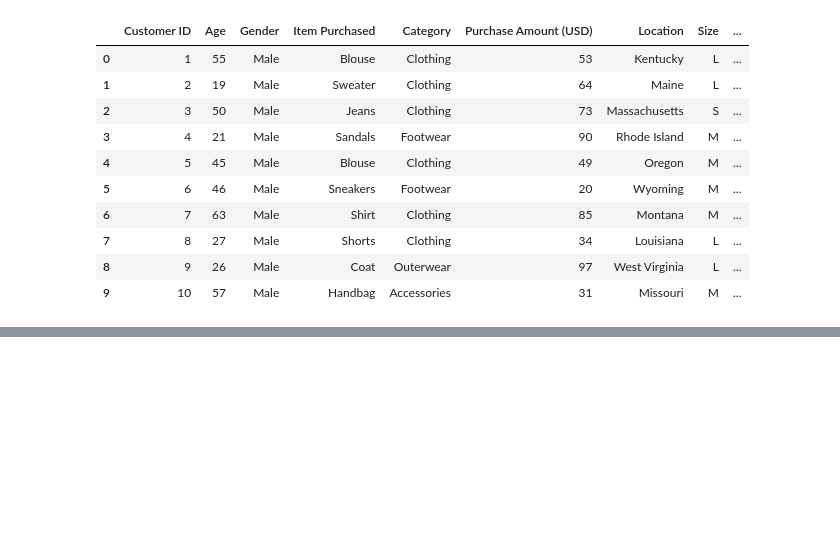
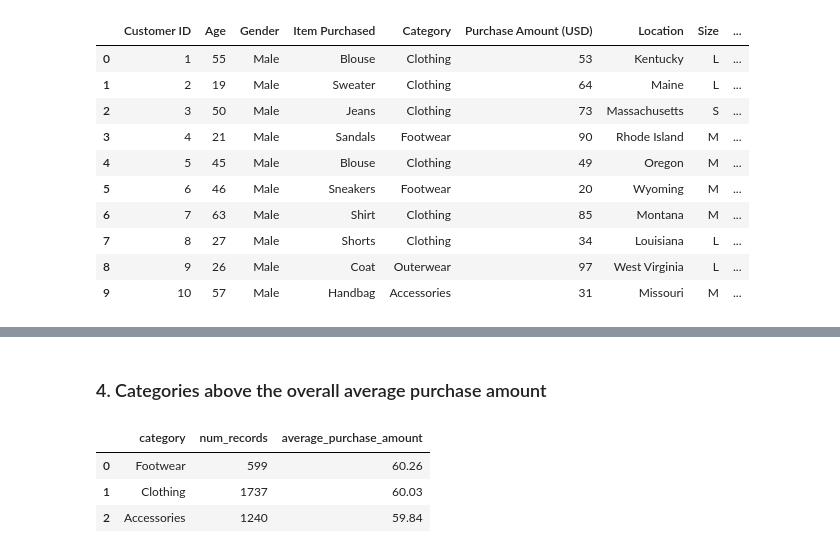
Before and after one commit to yavuzselimcakir/customer-shopping-trends-analysis, a Jupyter notebook: custome-data-analysis.ipynb, the cells around one changed output, grey strips where cells are left out. Cells and saved outputs as stored; diff of their text form; code cells hidden in the pictures; blank space fills up the shorter version.

```diff
--- a/custome-data-analysis.ipynb
+++ b/custome-data-analysis.ipynb
@@ -134,0 +214,23 @@ plt.show()
+# %% [markdown]
+### 4. Categories above the overall average purchase amount
+# %%
+query_4 = """
+-- 4. Categories whose average purchase amount exceeds the overall average.
+SELECT
+    category,
+    COUNT(*) AS num_records,
+    ROUND(AVG(purchase_amount_usd), 2) AS average_purchase_amount
+FROM shopping
+GROUP BY category
+HAVING AVG(purchase_amount_usd) > (
+    SELECT AVG(purchase_amount_usd)
+    FROM shopping
+)
+ORDER BY AVG(purchase_amount_usd) DESC;
+"""
+pd.read_sql_query(query_4, conn)
+# %% [output]
+|  | category | num_records | average_purchase_amount |
+| 0 | Footwear | 599 | 60.26 |
+| 1 | Clothing | 1737 | 60.03 |
+| 2 | Accessories | 1240 | 59.84 |
```
Also changed, not shown: parts of 20 cells of this notebook, 2 other files.
